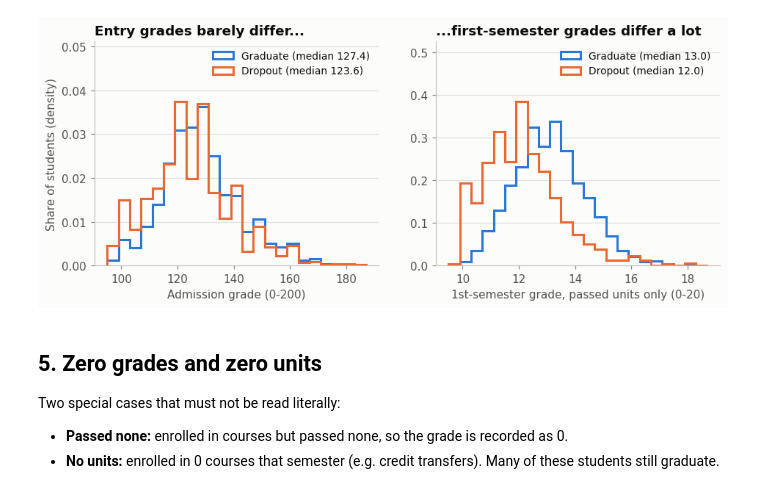
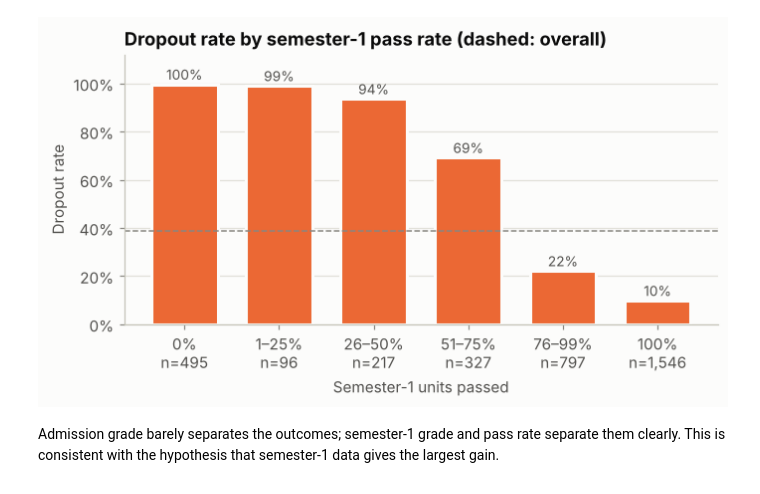
Before and after one commit to Saidkhusayn/student-dropout-early-warning, a Jupyter notebook: notebooks/02_eda.ipynb, the cells around one changed output. Saved outputs shown, nothing was run; the diff lists cells and outputs as text; code cells hidden in the pictures.

```diff
--- a/notebooks/02_eda.ipynb
+++ b/notebooks/02_eda.ipynb
@@ -110,18 +52,0 @@ Course codes are turned into names with the codebook.
-# %%
-by_course = (decode(df, ["course"]).assign(dropout=is_dropout)
-             .groupby("course")["dropout"].agg(rate="mean", n="size")
-             .sort_values("rate", ascending=False))
-fig, ax = plt.subplots(figsize=(7.5, 5.5))
-ax.barh(by_course.index, by_course["rate"], color=OUTCOME_COLORS["Dropout"], height=0.7,
-        edgecolor=SURFACE, linewidth=2)
-for i, (r, n) in enumerate(zip(by_course["rate"], by_course["n"])):
-    ax.text(r + 0.01, i, f"{r:.0%}  (n={n})", va="center", color=INK_SECONDARY, fontsize=9,
-            bbox=dict(facecolor=SURFACE, edgecolor="none", pad=1))
-ax.axvline(OVERALL, color=MUTED, linestyle="--", linewidth=1)
-ax.invert_yaxis()
-ax.xaxis.set_major_formatter(PercentFormatter(1, decimals=0))
-ax.set_xlim(0, 1)
-ax.grid(axis="y", visible=False)
-ax.set_xlabel("Dropout rate")
-ax.set_title("Dropout rate by course")
-save(fig, "03_dropout_by_course")
@@ -137,24 +115,22 @@ Admission grades look almost the same for dropouts and graduates. First-semester
 # %%
-fig, axes = plt.subplots(1, 2, figsize=(10, 3.6))
-panels = [("admission_grade", "Admission grade (0-200)", np.arange(95, 191, 4)),
-          ("sem1_grade_real", "1st-semester grade, passed units only (0-20)", np.arange(9.5, 19, 0.4))]
-for ax, (col, label, bins) in zip(axes, panels):
-    for outcome in ["Graduate", "Dropout"]:
-        vals = df.loc[df[config.TARGET] == outcome, col].dropna()
-        ax.hist(vals, bins=bins, density=True, histtype="step", linewidth=2,
-                color=OUTCOME_COLORS[outcome], label=f"{outcome} (median {vals.median():.1f})")
-    ax.set_xlabel(label)
-    ax.set_ylim(0, ax.get_ylim()[1] * 1.3)
-    ax.grid(axis="x", visible=False)
-    ax.legend(loc="upper right", fontsize=9)
-axes[0].set_ylabel("Share of students (density)")
-axes[0].set_title("Entry grades barely differ...")
-axes[1].set_title("...first-semester grades differ a lot")
-save(fig, "04_grades_by_outcome")
+bins = [-0.01, 0, 0.25, 0.5, 0.75, 0.99, 1.0]
+labels = ["0", "1–25", "26–50", "51–75", "76–99", "100"]
+by_pr = sem_dropout.groupby(pd.cut(sem["sem1_pass_rate"], bins=bins, labels=labels), observed=True).agg(rate="mean", n="size")
+
+fig, ax = plt.subplots(figsize=(7, 3.2))
+ticks = [f"{l}%\nn={n:,}" for l, n in zip(by_pr.index, by_pr["n"])]
+ax.bar(ticks, by_pr["rate"], color=OUTCOME_COLORS["Dropout"], width=0.7, edgecolor=SURFACE, linewidth=2)
+for i, r in enumerate(by_pr["rate"]):
+    ax.text(i, r + 0.02, f"{r:.0%}", ha="center", color=INK_SECONDARY, fontsize=9)
+ax.axhline(sem_dropout.mean(), color=MUTED, linestyle="--", linewidth=1)
+ax.yaxis.set_major_formatter(PercentFormatter(1, decimals=0))
+ax.set_ylim(0, 1.12)
+ax.grid(axis="x", visible=False)
+ax.set_xlabel("Semester-1 units passed")
+ax.set_ylabel("Dropout rate")
+ax.set_title("Dropout rate by semester-1 pass rate (dashed: overall)")
+save(fig, "fig2_dropout_by_pass_rate")
 # %% [output]
-[figure, old version]
+[figure, new version]
 # %% [markdown]
-## 5. Zero grades and zero units
-Two special cases that must not be read literally:
-- **Passed none:** enrolled in courses but passed none, so the grade is recorded as 0.
-- **No units:** enrolled in 0 courses that semester (e.g. credit transfers). Many of these students still graduate.
+Admission grade barely separates the outcomes; semester-1 grade and pass rate separate them clearly. This is consistent with the hypothesis that semester-1 data gives the largest gain.
```
Also changed, not shown: parts of 34 cells of this notebook, 10 other files.
